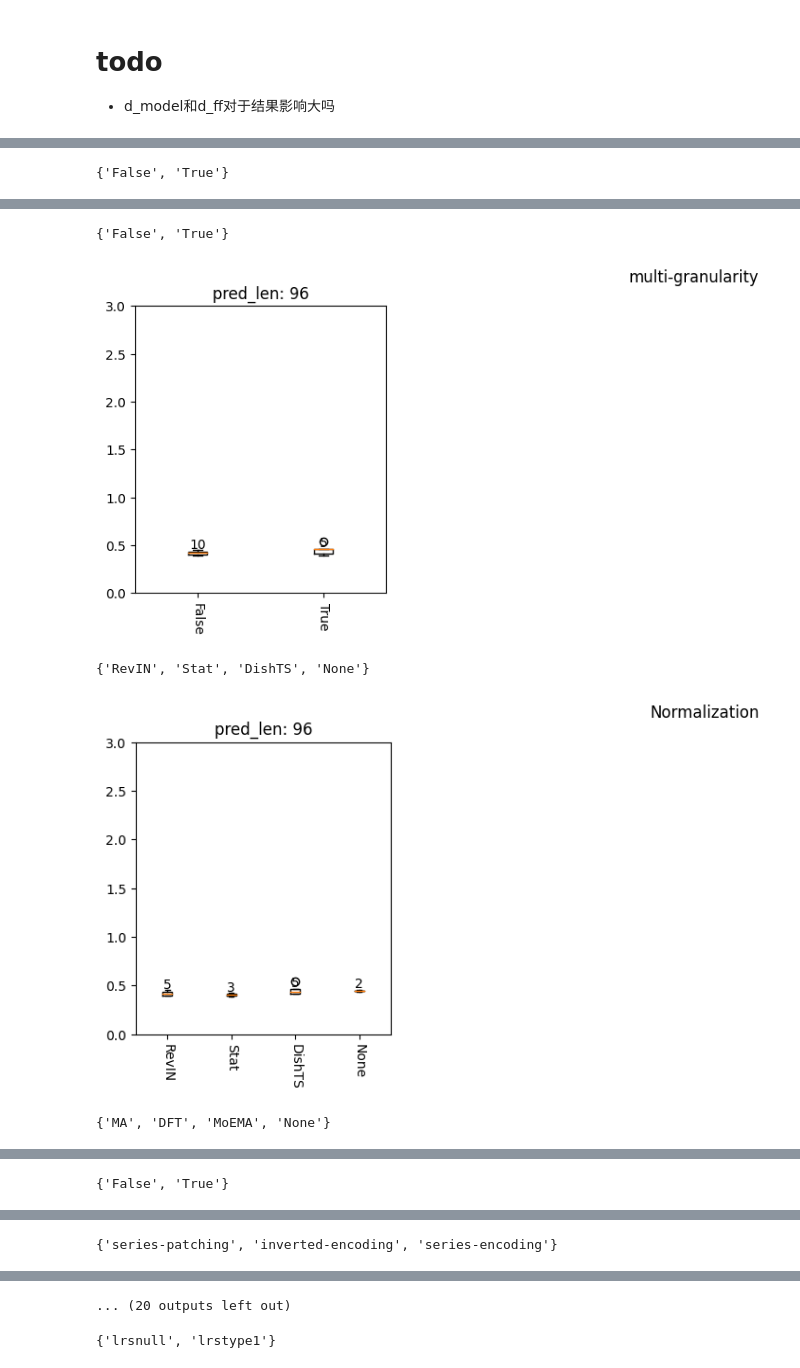
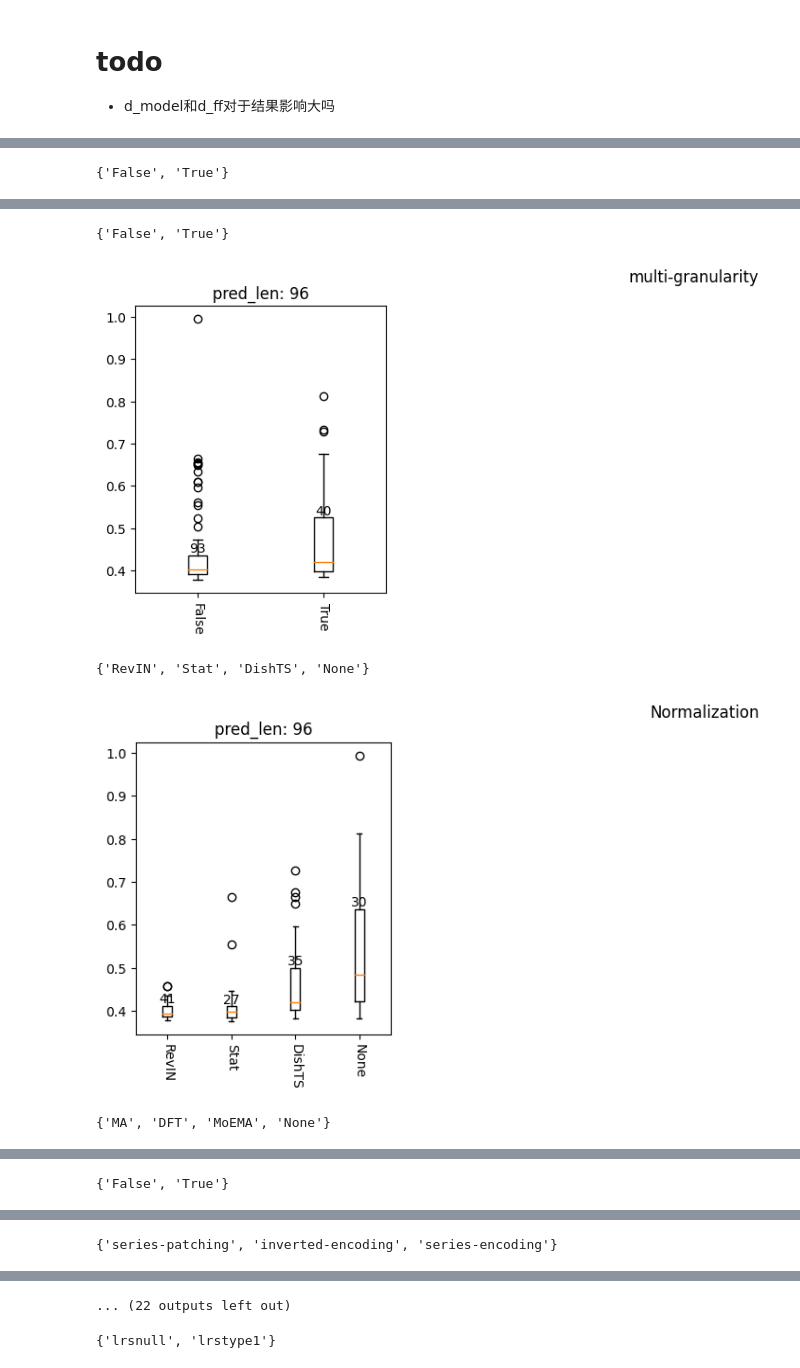
Before and after one commit to SUFE-AILAB/TSGym, a Jupyter notebook: notebooks/result_analysis_long_term_forecasting_gym.ipynb, the cells around one changed output, grey strips where cells are left out. Saved outputs shown, nothing was run; the diff lists cells and outputs as text; code cells hidden in the pictures.

```diff
--- a/notebooks/result_analysis_long_term_forecasting_gym.ipynb
+++ b/notebooks/result_analysis_long_term_forecasting_gym.ipynb
@@ -22,8 +22,7 @@ path_TSFM = '/data/nishome/user1/minqi/TSGym/resultsGym_TSFM'
 
 result_dict, runtime_dict = {}, {}
 for pred_len in pred_lens:
-    # model_list = os.listdir(path_non_transformer) + os.listdir(path_transformer) + os.listdir(path_LLM) + os.listdir(path_TSFM)
-    model_list = os.listdir(path_non_transformer)
+    model_list = os.listdir(path_non_transformer) + os.listdir(path_transformer) + os.listdir(path_TSFM)
     model_list = [_ for _ in model_list if f'pl{pred_len}' in _ and dataset in _]
     result_dict[pred_len], runtime_dict[pred_len] = {}, {}
     for model in model_list:
@@ -132,7 +132,7 @@ while True:
 
             plt.boxplot(v, positions=[j])
             plt.text(j, np.quantile(v, 0.75), str(len(v)), ha='center', va='bottom')
-            plt.ylim(0.0, 3.0)
+            # plt.ylim(0.0, 3.0)
 
         plt.xticks(range(len(result_dict_vis_comp)), result_dict_vis_comp.keys(), rotation=-90)
         plt.title(f'pred_len: {pred_len}')
@@ -152,5 +152,5 @@ while True:
 {'False', 'True'}
-[figure, old version]
+[figure, new version]
 {'RevIN', 'Stat', 'DishTS', 'None'}
-[figure, old version]
+[figure, new version]
 {'MA', 'DFT', 'MoEMA', 'None'}
@@ -162,4 +162,4 @@ while True:
-... (20 outputs left out)
+... (22 outputs left out)
 # %%
 comps
 # %% [output]
```
Also changed, not shown: parts of 2 cells of this notebook, 7 other files.
